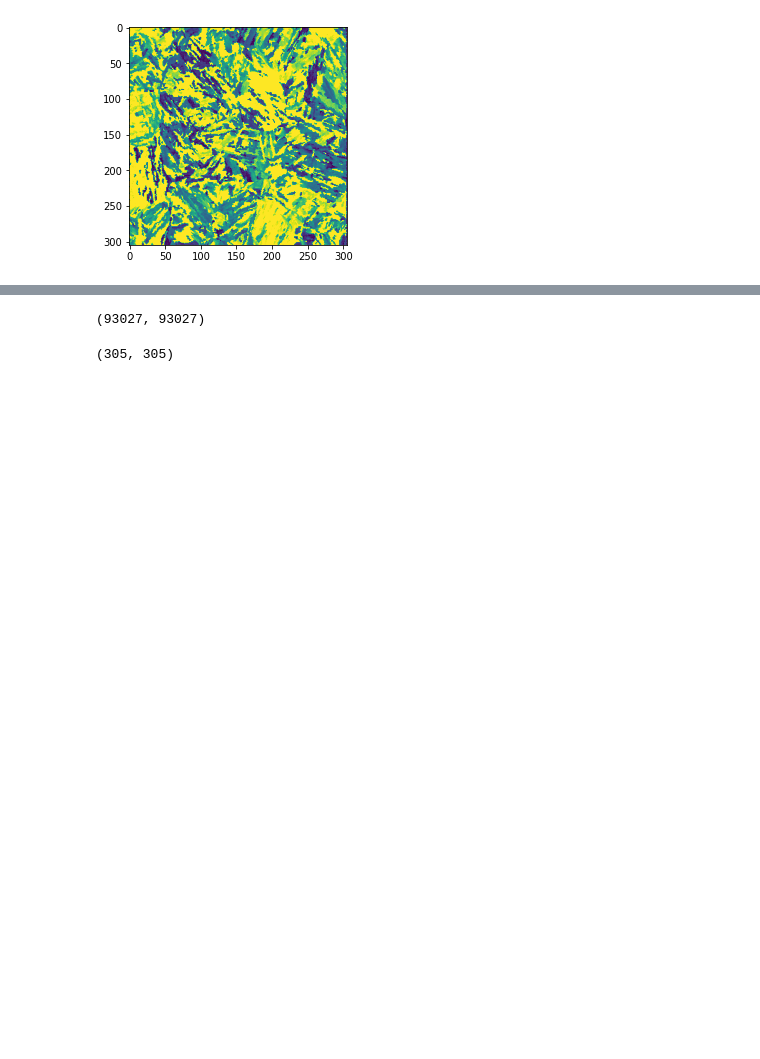
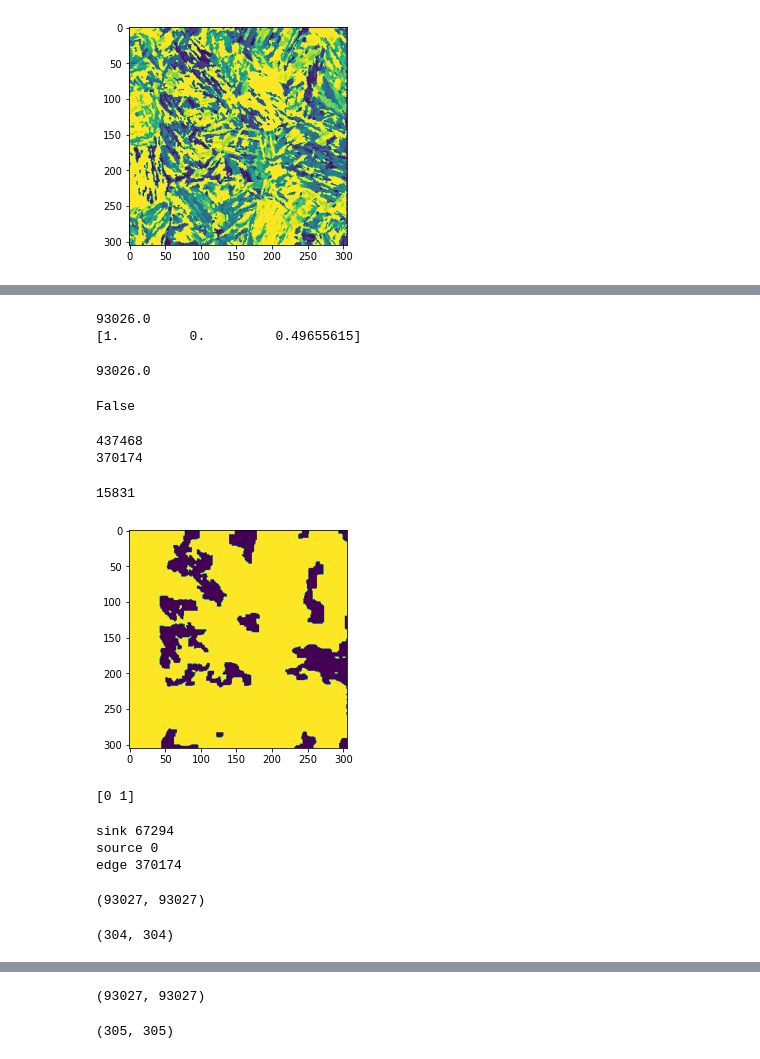
Before and after one commit to smason747/Mart2Aust_Hackathon, a Jupyter notebook: orix/graphCut/devMisorient.ipynb, the cells around one changed output, grey strips where cells are left out. Saved outputs shown, nothing was run; the diff lists cells and outputs as text; code cells hidden in the pictures; blank space fills up the shorter version.

```diff
--- a/orix/graphCut/devMisorient.ipynb
+++ b/orix/graphCut/devMisorient.ipynb
@@ -201,0 +186,12 @@ np.max(D2)
+# %%
+#%% Update graph with new in-plane weights
+
+# This method preserves the out of plane weights already assigned, reassigning the in-plane weights
+CC = sp.csr_array(AA)
+CC[connectivity2[0,:],connectivity2[1,:]] = D2[0,:]
+sparseUpperArr = sp.triu(CC)
+CCC = full_from_diag(sparseUpperArr)
+print(CCC)
+
+# Return sparse matrix to networkx format
+# newC = nx.from_scipy_sparse_array(CC)
@@ -201,0 +210,18 @@ np.max(D2)
+# %%
+print(np.amax(CCC))
+
+sinkID = int(np.amax(CCC))
+sourceID = sinkID - 1
+
+print(CCC[0])
+# %% [output]
+93026.0
+[1.         0.         0.49655615]
+# %%
+print(np.amax(CCC, where=True))
+# %% [output]
+93026.0
+# %%
+sinkID in CCC[0]
+# %% [output]
+False
@@ -201,0 +268,37 @@ np.max(D2)
+# %%
+print(CCC.shape[0])
+print(edgeCount+sinkCount) #+sourceCount)
+# %% [output]
+437468
+370174
+# %%
+g2.maxflow()
+
+sgm = g2.get_grid_segments(nodeids)
+print(np.sum(sgm))
+img2 = np.int_(np.logical_not(sgm))
+
+plt.imshow(img2)
+if GRID == 'HexGrid':
+    axes=plt.gca()
+    axes.set_aspect(0.5)
+plt.show()
+
+print(np.unique(img2))
+# %% [output]
+15831
+[figure, added]
+[0 1]
+# %%
+print('sink', sinkCount)
+print('source', sourceCount)
+print('edge', edgeCount)
+# %% [output]
+sink 67294
+source 0
+edge 370174
+# %%
+denseWeights = CCC.todense()
+print(denseWeights.shape)
+# %% [output]
+(93027, 93027)
@@ -227,3 +362,7 @@ ori_hex_2 = R.from_euler('ZXZ', ebsd.rotations.reshape(n, n)[:-1,:-1].flatten().
 lr_mis = R.__mul__(ori_l, ori_r.inv()).magnitude().reshape(n-1, n)
 ud_mis = R.__mul__(ori_u, ori_d.inv()).magnitude().reshape(n, n-1)
 hex_mis = R.__mul__(ori_hex, ori_hex_2.inv()).magnitude().reshape(n-1, n-1)
+# %%
+print(hex_mis.shape)
+# %% [output]
+(304, 304)
```
Also changed, not shown: parts of 11 cells of this notebook, 2 other files.
